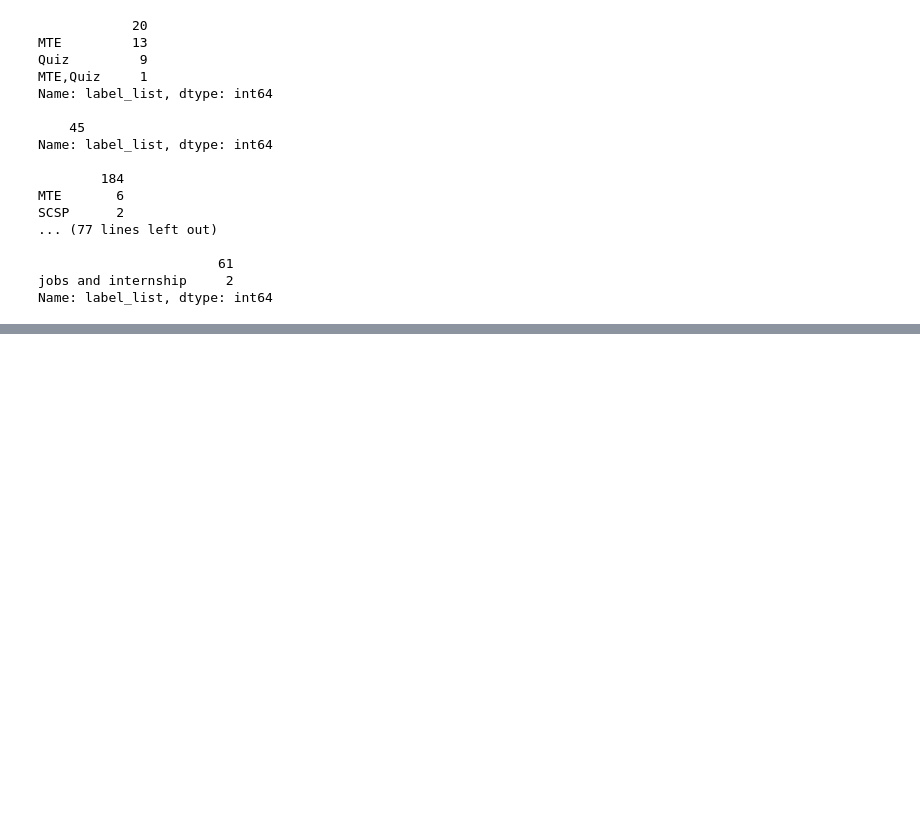
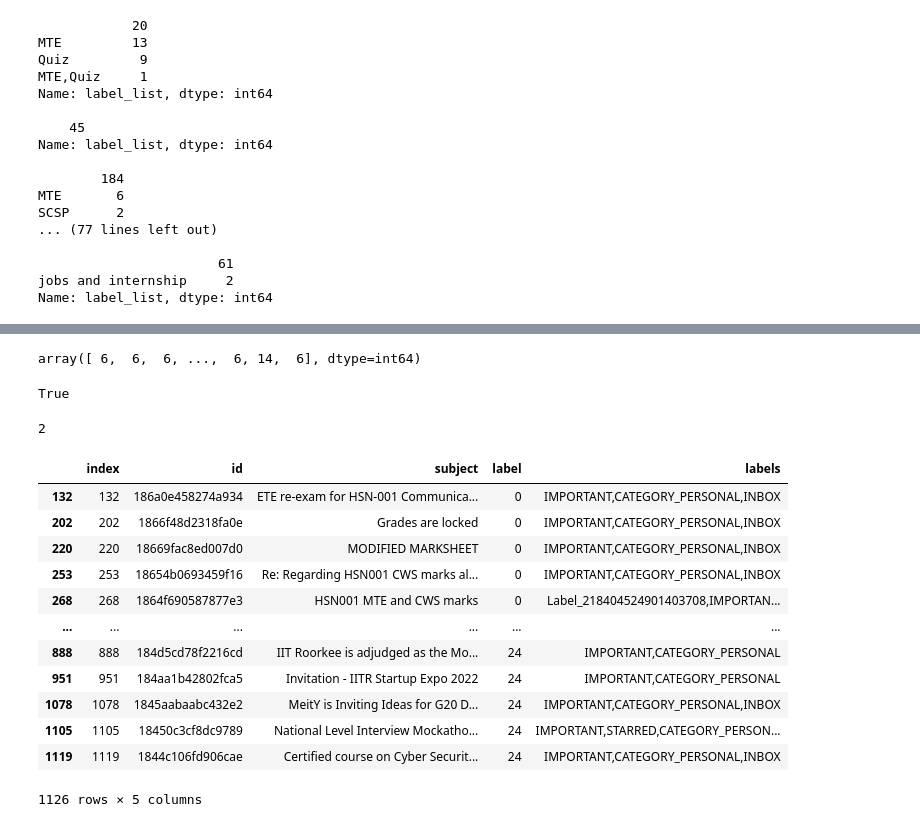
Before and after one commit to aakashks/gmail_organizer, a Jupyter notebook: notebooks/ML_semisupervised.ipynb, the cells around one changed output, grey strips where cells are left out. Drawn from its saved outputs; the diff is of its cells as text; code cells hidden in the pictures; blank space fills up the shorter version.

```diff
--- a/notebooks/ML_semisupervised.ipynb
+++ b/notebooks/ML_semisupervised.ipynb
@@ -192,0 +211,37 @@ model.transform(X)
+# %%
+from sklearn.mixture import GaussianMixture
+
+k = 25
+model =  GaussianMixture(n_components=25, n_init=10)
+labels = model.fit_predict(X.toarray())
+labels
+# %% [output]
+array([ 6,  6,  6, ...,  6, 14,  6], dtype=int64)
+# %%
+model.converged_
+# %% [output]
+True
+# %%
+model.n_iter_
+# %% [output]
+2
+# %%
+mails_df['label'] = pd.Series(labels)
+new_df = mails_df.loc[:, ['id', 'subject', 'label', 'labels']]
+new_df.reset_index(inplace=True)
+new_df.sort_values(by=['label', 'index'], inplace=True)
+new_df
+# %% [output]
+|  | index | id | subject | label | labels |
+| 132 | 132 | 186a0e458274a934 | ETE re-exam for HSN-001 Communica... | 0 | IMPORTANT,CATEGORY_PERSONAL,INBOX |
+| 202 | 202 | 1866f48d2318fa0e | Grades are locked | 0 | IMPORTANT,CATEGORY_PERSONAL,INBOX |
+| 220 | 220 | 18669fac8ed007d0 | MODIFIED MARKSHEET | 0 | IMPORTANT,CATEGORY_PERSONAL,INBOX |
+| 253 | 253 | 18654b0693459f16 | Re: Regarding HSN001 CWS marks al... | 0 | IMPORTANT,CATEGORY_PERSONAL,INBOX |
+| 268 | 268 | 1864f690587877e3 | HSN001 MTE and CWS marks | 0 | Label_218404524901403708,IMPORTAN... |
+| ... | ... | ... | ... | ... | ... |
+| 888 | 888 | 184d5cd78f2216cd | IIT Roorkee is adjudged as the Mo... | 24 | IMPORTANT,CATEGORY_PERSONAL |
+| 951 | 951 | 184aa1b42802fca5 | Invitation - IITR Startup Expo 2022 | 24 | IMPORTANT,CATEGORY_PERSONAL |
+| 1078 | 1078 | 1845aabaabc432e2 | MeitY is Inviting Ideas for G20 D... | 24 | IMPORTANT,CATEGORY_PERSONAL,INBOX |
+| 1105 | 1105 | 18450c3cf8dc9789 | National Level Interview Mockatho... | 24 | IMPORTANT,STARRED,CATEGORY_PERSON... |
+| 1119 | 1119 | 1844c106fd906cae | Certified course on Cyber Securit... | 24 | IMPORTANT,CATEGORY_PERSONAL,INBOX |
+1126 rows × 5 columns
```
Also changed, not shown: parts of 6 cells of this notebook, 1 other file.
